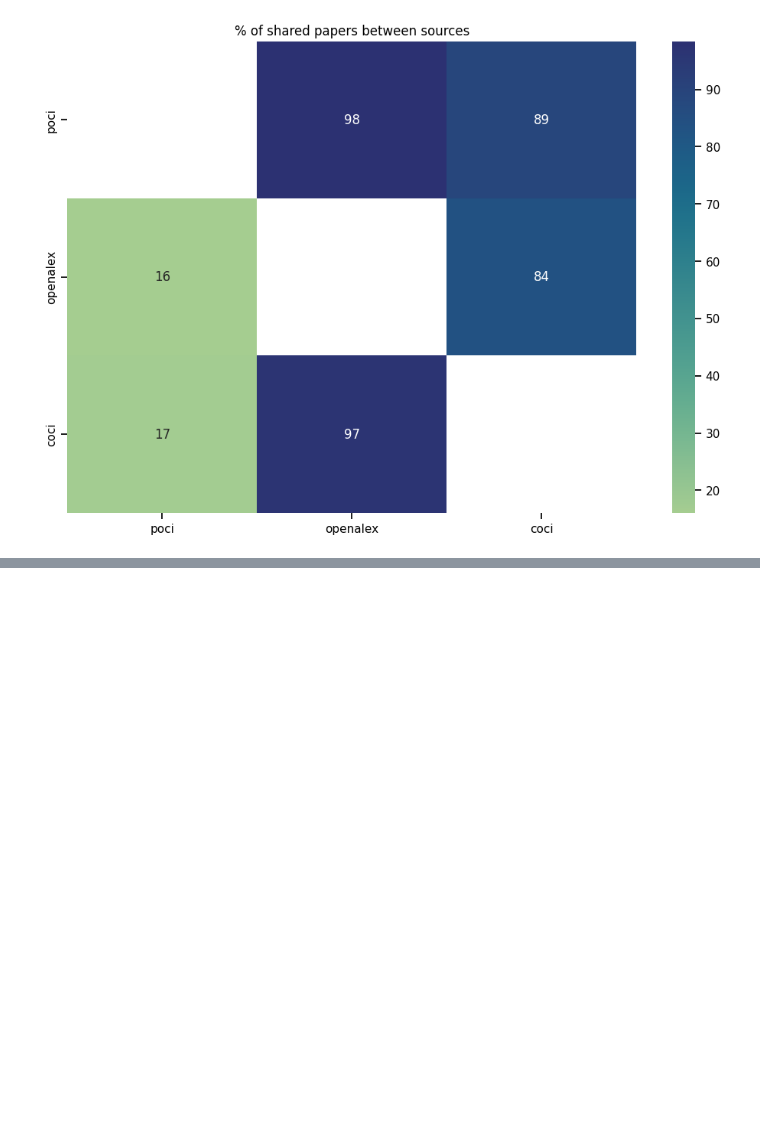
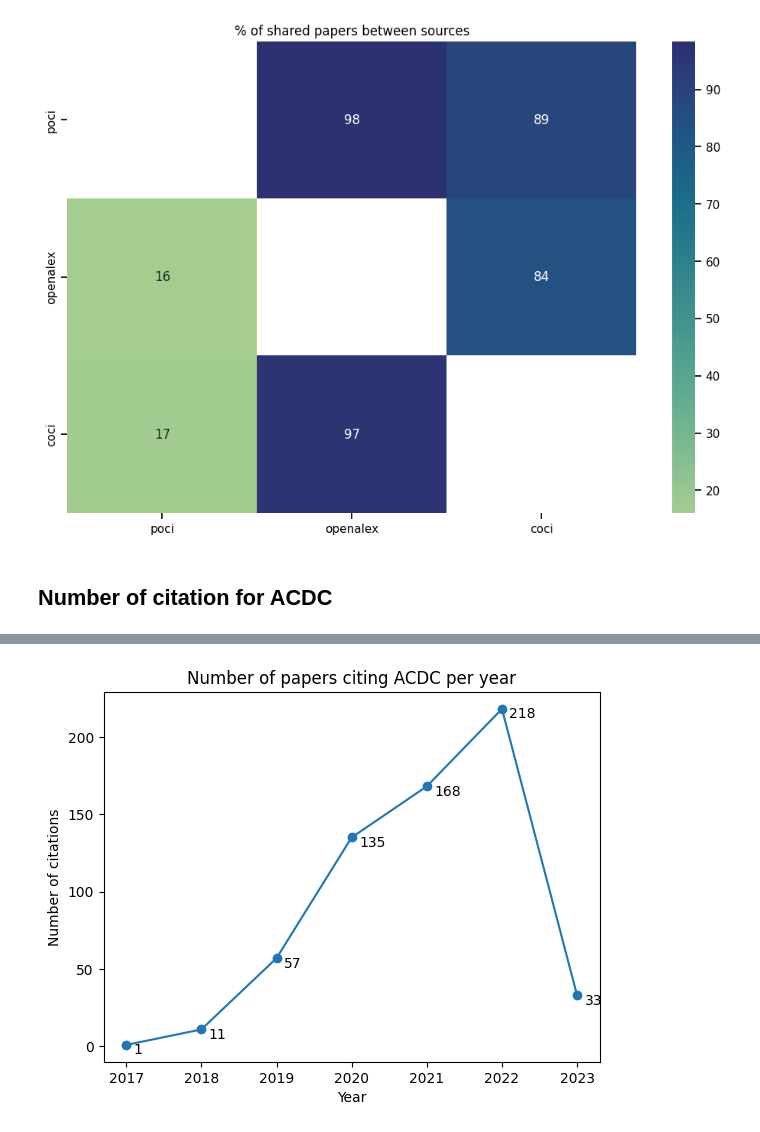
Before and after one commit to TheoSourget/DDSA_Sourget, a Jupyter notebook: code/other/CoverageAnalysis.ipynb, the cells around one changed output, grey strips where cells are left out. Cells and saved outputs as stored; diff of their text form; code cells hidden in the pictures; blank space fills up the shorter version.

```diff
--- a/code/other/CoverageAnalysis.ipynb
+++ b/code/other/CoverageAnalysis.ipynb
@@ -191,3 +191,17 @@ sns.set_context("notebook")
 # %% [output]
 [figure]
 [figure]
+# %% [markdown]
+## Number of citation for ACDC
+# %%
+df_acdc = df[df["dataset_used"] == "ACDC"]
+
+plt.figure()
+ax = df_acdc.groupby(["publication_year"]).count()["dataset_used"].plot(style='-o')
+for y in df_acdc.groupby(["publication_year"]).count().iterrows():
+    ax.annotate(y[1][0],(y[0]+0.1, y[1][0]-6))
+plt.title("Number of papers citing ACDC per year")
+plt.ylabel("Number of citations")
+plt.xlabel("Year")
+plt
+# %% [output]
@@ -193,0 +209 @@ sns.set_context("notebook")
+[figure, added]
```
Also changed, not shown: parts of 5 cells of this notebook, 9 other files.
